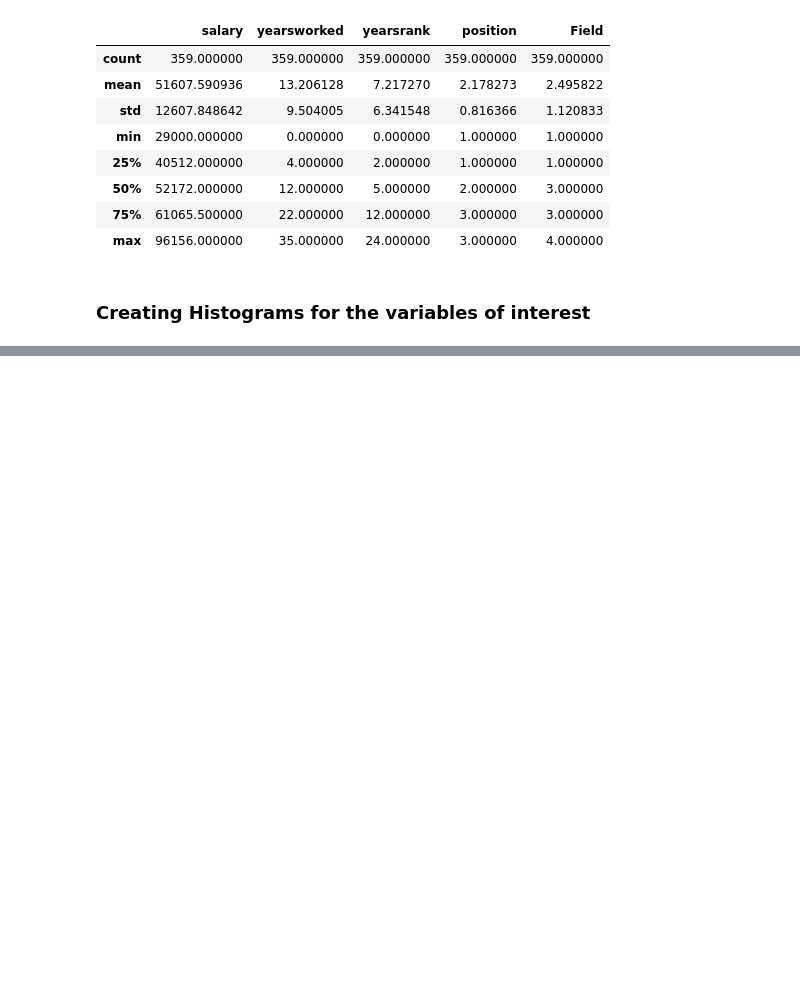
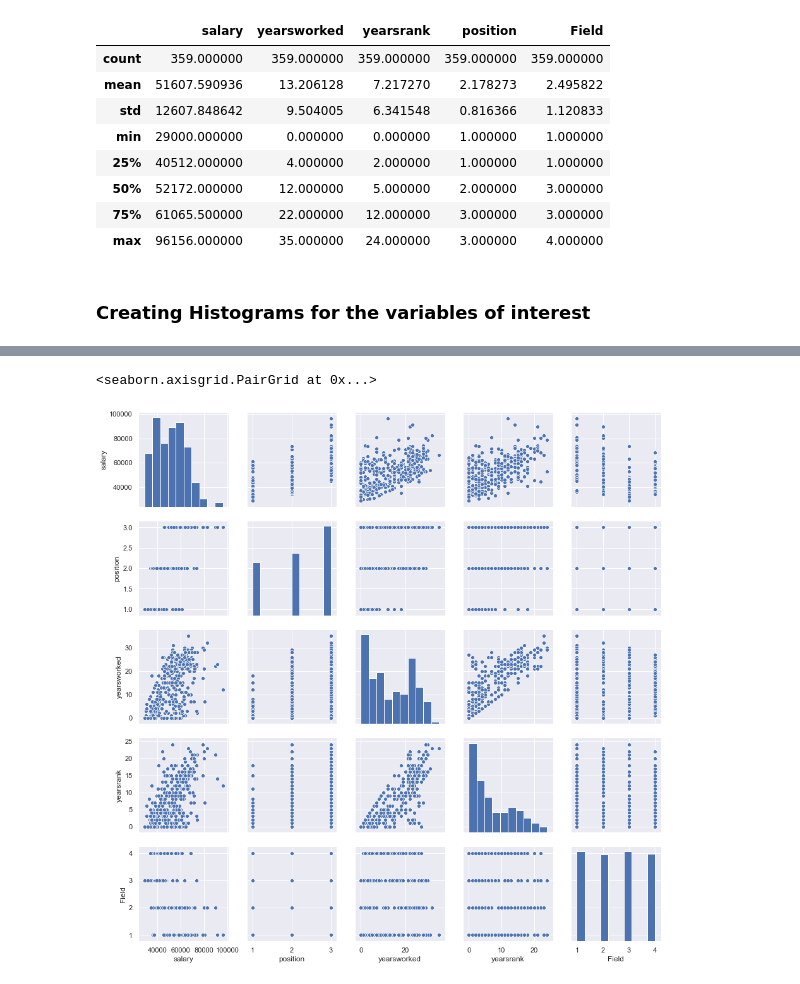
Before and after one commit to jbmasemza/multivariate_linear_regression, a Jupyter notebook: multivariate_linear_regression.ipynb, the cells around one changed output, grey strips where cells are left out. Drawn from its saved outputs; the diff is of its cells as text; code cells hidden in the pictures; blank space fills up the shorter version.

```diff
--- a/multivariate_linear_regression.ipynb
+++ b/multivariate_linear_regression.ipynb
@@ -101,0 +121,5 @@ plt.show()
+# %%
+sns.pairplot(df_new[['salary', 'position','yearsworked','yearsrank','Field']])
+# %% [output]
+<seaborn.axisgrid.PairGrid at 0x...>
+[figure, added]
```
Also changed, not shown: parts of 9 cells of this notebook.
